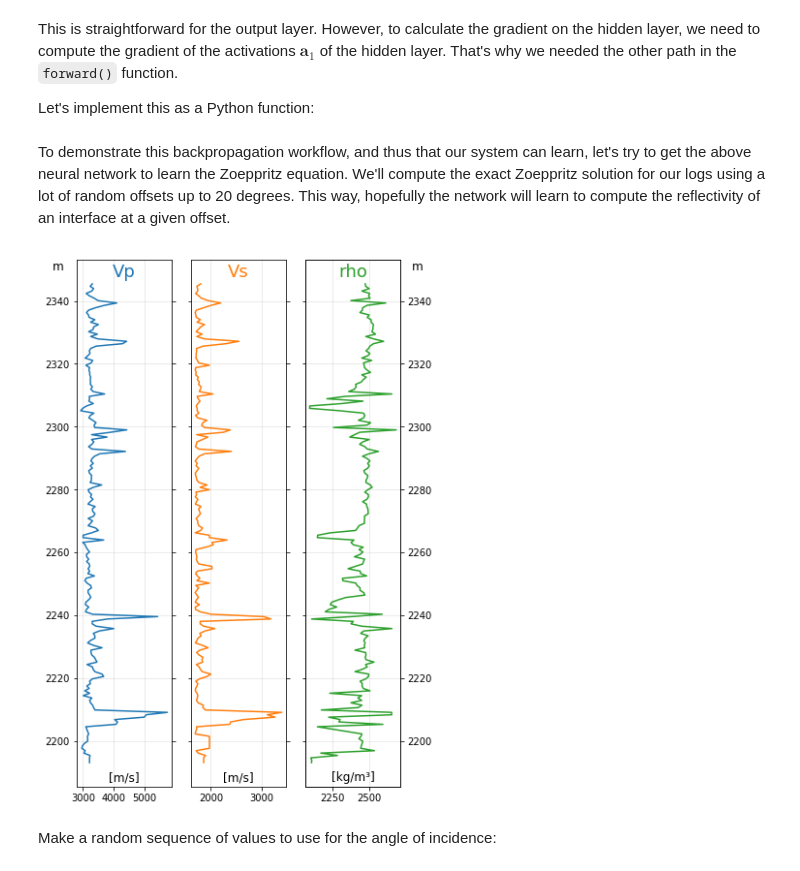
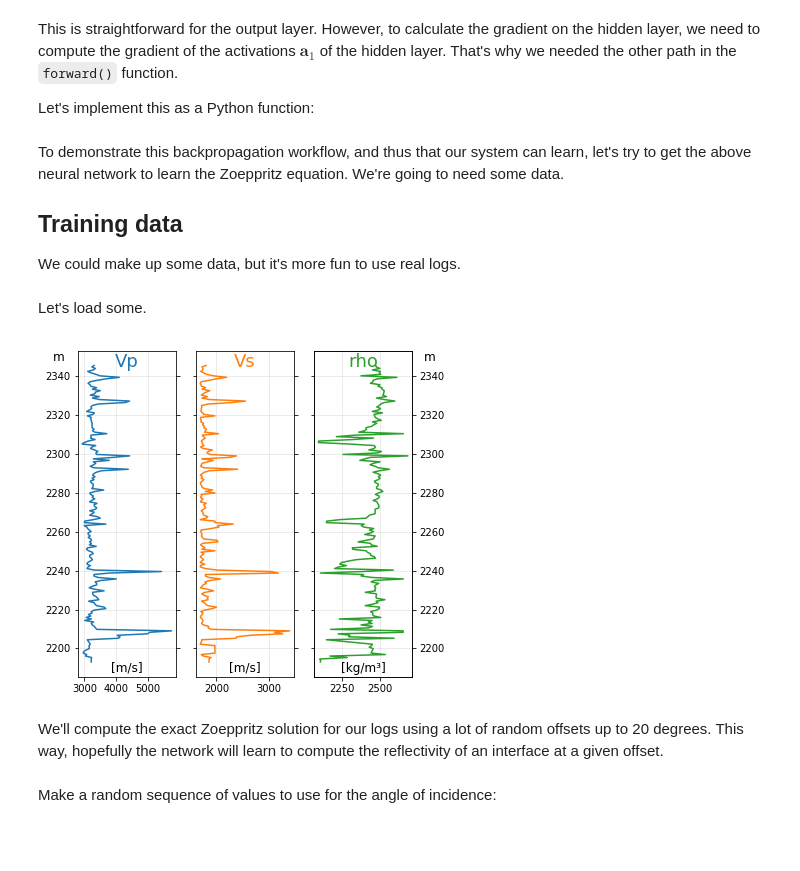
Before and after one commit to seg/tutorials-2018, a Jupyter notebook: 1808_Neural_Networks/manuscript-publication.ipynb, the cells around one changed output. Drawn from its saved outputs; the diff is of its cells as text; code cells hidden in the pictures; blank space fills up the shorter version.

```diff
--- a/1808_Neural_Networks/manuscript-publication.ipynb
+++ b/1808_Neural_Networks/manuscript-publication.ipynb
@@ -118,7 +128,13 @@ def backward(xi, yi,
 
     return params
 # %% [markdown]
-To demonstrate this backpropagation workflow, and thus that our system can learn, let's try to get the above neural network to learn the Zoeppritz equation. We'll compute the exact Zoeppritz solution for our logs using a lot of random offsets up to 20 degrees. This way, hopefully the network will learn to compute the reflectivity of an interface at a given offset.
+To demonstrate this backpropagation workflow, and thus that our system can learn, let's try to get the above neural network to learn the Zoeppritz equation. We're going to need some data.
+
+## Training data
+
+We could make up some data, but it's more fun to use real logs.
+# %% [markdown]
+Let's load some.
 # %%
 n = 200
 # %%
@@ -150,34 +164,36 @@ vp2 = vp[1:]
 vs2 = vs[1:]
 rho2 = rho[1:]
 # %%
-fig, axs = plt.subplots(figsize=(6, 10), ncols=3)
+fig, axs = plt.subplots(figsize=(6, 6), ncols=3)
 
 axs[0].plot(vp, z, c='C0')
 axs[0].yaxis.set_ticks_position('both')
 axs[0].text(np.mean(axs[0].get_xlim()), axs[0].get_ylim()[1]-1, "Vp", fontsize=18, color="C0", ha='center', va='top')
 axs[0].text(np.mean(axs[0].get_xlim()), axs[0].get_ylim()[0]+1, "[m/s]", fontsize=12, ha='center', va='bottom')
 axs[0].text(axs[0].get_xlim()[0]-400, axs[0].get_ylim()[1], "m", fontsize=12, ha='right', va='top')
 axs[0].grid(alpha=0.3)
 
 axs[1].plot(vs, z, c='C1')
 axs[1].axes.yaxis.set_ticklabels([])
 axs[1].yaxis.set_ticks_position('both')
 axs[1].text(np.mean(axs[1].get_xlim()), axs[1].get_ylim()[1]-1, "Vs", fontsize=18, color="C1", ha='center', va='top')
 axs[1].text(np.mean(axs[1].get_xlim()), axs[1].get_ylim()[0]+1, "[m/s]", fontsize=12, ha='center', va='bottom')
 axs[1].grid(alpha=0.3)
 
 axs[2].plot(rho, z, c='C2')
 axs[2].axes.yaxis.set_ticklabels([])
 ax2 = axs[2].twinx()
 ax2.set_ylim(axs[2].get_ylim())
 axs[2].text(np.mean(axs[2].get_xlim()), axs[2].get_ylim()[1]-1, "rho", fontsize=18, color="C2", ha='center', va='top')
 axs[2].text(np.mean(axs[2].get_xlim()), axs[2].get_ylim()[0]+1, "[kg/m³]", fontsize=12, ha='center', va='bottom')
 axs[2].text(axs[2].get_xlim()[1]+150, axs[2].get_ylim()[1], "m", fontsize=12, ha='right', va='top')
 axs[2].grid(alpha=0.3)
 
 plt.show()
 # %% [output]
-[figure, old version]
+[figure, new version]
+# %% [markdown]
+We'll compute the exact Zoeppritz solution for our logs using a lot of random offsets up to 20 degrees. This way, hopefully the network will learn to compute the reflectivity of an interface at a given offset.
 # %% [markdown]
 Make a random sequence of values to use for the angle of incidence:
 # %%
```
Also changed, not shown: parts of 25 cells of this notebook.
